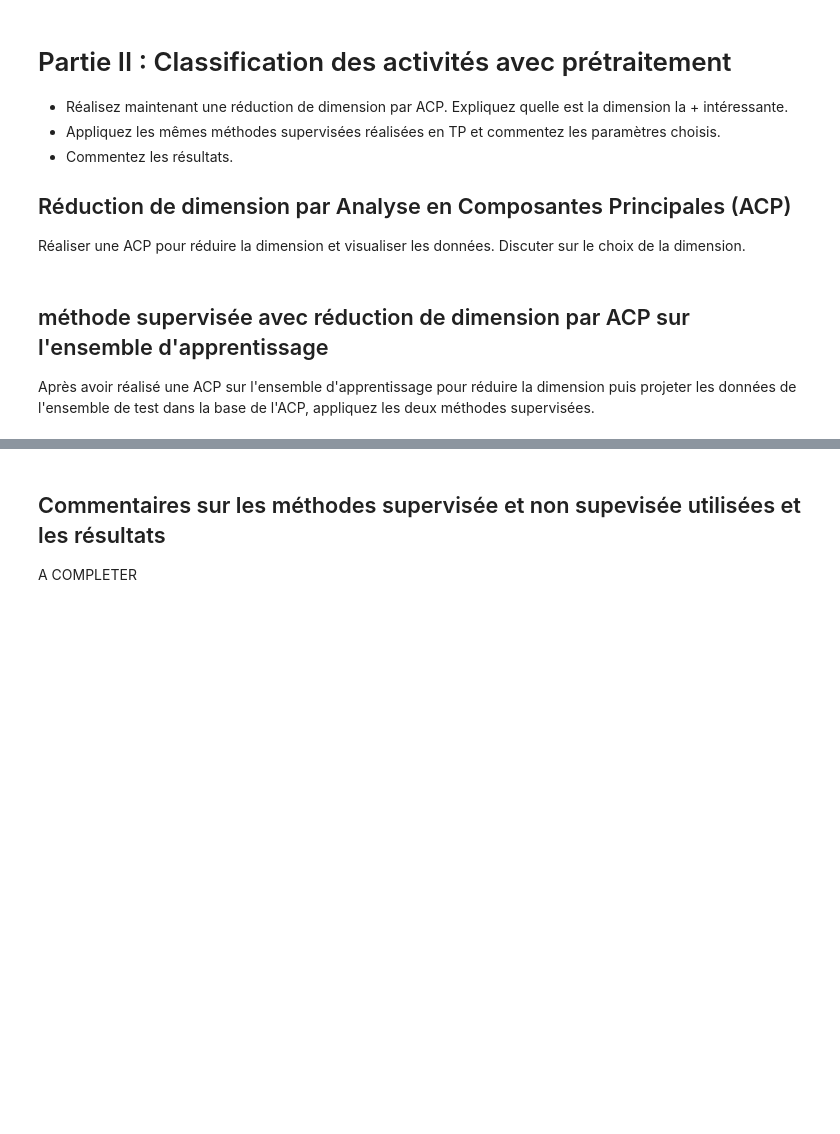
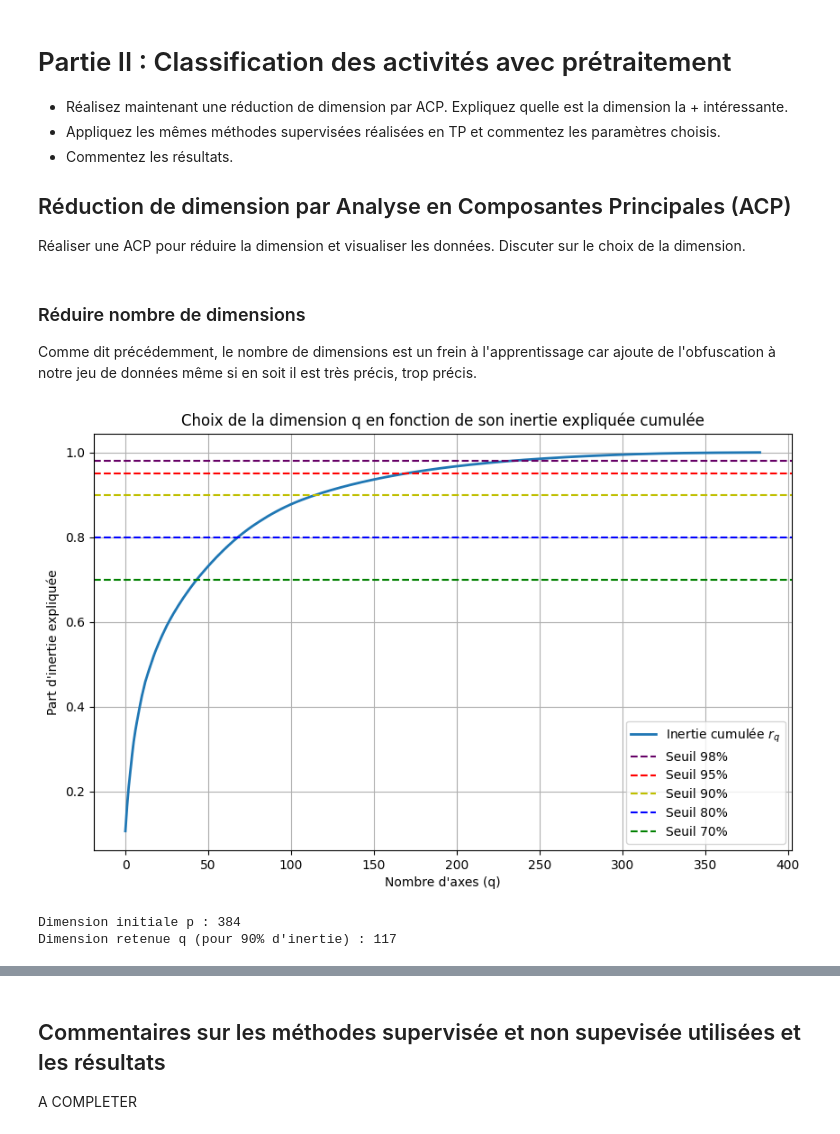
Before and after one commit to Stephane-Lpt/ENSEEIHT-Data-Analysis-Project, a Jupyter notebook: Projet2_FISA_TDA1_Cheville.ipynb, the cells around one changed output, grey strips where cells are left out. Cells and saved outputs as stored; diff of their text form; code cells hidden in the pictures; blank space fills up the shorter version.

```diff
--- a/Projet2_FISA_TDA1_Cheville.ipynb
+++ b/Projet2_FISA_TDA1_Cheville.ipynb
@@ -399,9 +390,43 @@ A COMPLETER //TODO
 ## Réduction de dimension par Analyse en Composantes Principales (ACP)
 
 Réaliser une ACP pour réduire la dimension et visualiser les données. Discuter sur le choix de la dimension.
+# %% [markdown]
+### Réduire nombre de dimensions
+Comme dit précédemment, le nombre de dimensions est un frein à l'apprentissage car ajoute de l'obfuscation à notre jeu de données même si en soit il est très précis, trop précis.
 # %%
-# A compléter
+from sklearn.decomposition import PCA
+import matplotlib.pyplot as plt
+import numpy as np
+
+# Scikit-learn centre automatiquement les données (x - g) comme demandé diapo 13
+pca_full = PCA()
+pca_full.fit(Xtrain_Cheville)
+
+# Formule du ratio d'inertie (Diapo 20)
+# ratio_inretie correspond à r_q dans le cours
+ratio_inertie = pca_full.explained_variance_ratio_
+cum_var = np.cumsum(ratio_inertie)
+
+plt.figure(figsize=(10, 6))
+plt.plot(cum_var, linewidth=2, label="Inertie cumulée $r_q$")
+plt.axhline(y=0.98, color=(0.4,0.0,0.4), linestyle='--', label='Seuil 98%')
+plt.axhline(y=0.95, color='r', linestyle='--', label='Seuil 95%')
+plt.axhline(y=0.90, color='y', linestyle='--', label='Seuil 90%')
+plt.axhline(y=0.80, color='b', linestyle='--', label='Seuil 80%')
+plt.axhline(y=0.70, color='g', linestyle='--', label='Seuil 70%')
+plt.title('Choix de la dimension q en fonction de son inertie expliquée cumulée')
+plt.xlabel('Nombre d\'axes (q)')
+plt.ylabel('Part d\'inertie expliquée')
+plt.grid(True)
+
+plt.legend()
+plt.show()
+
+# Calcul automatique du q pour 90%
+q_optimal = np.argmax(cum_var >= 0.9) + 1
+print(f"Dimension initiale p : {Xtrain_Cheville.shape[1]}")
+print(f"Dimension retenue q (pour 90% d'inertie) : {q_optimal}")
+# %% [output]
+[figure, added]
+Dimension initiale p : 384
+Dimension retenue q (pour 90% d'inertie) : 117
-# %% [markdown]
-##  méthode supervisée avec réduction de dimension par ACP sur l'ensemble d'apprentissage
-Après avoir réalisé une ACP sur l'ensemble d'apprentissage pour réduire la dimension
-puis projeter les données de l'ensemble de test dans la base de l'ACP, appliquez les deux méthodes supervisées.
```
Also changed, not shown: parts of 47 cells of this notebook.
